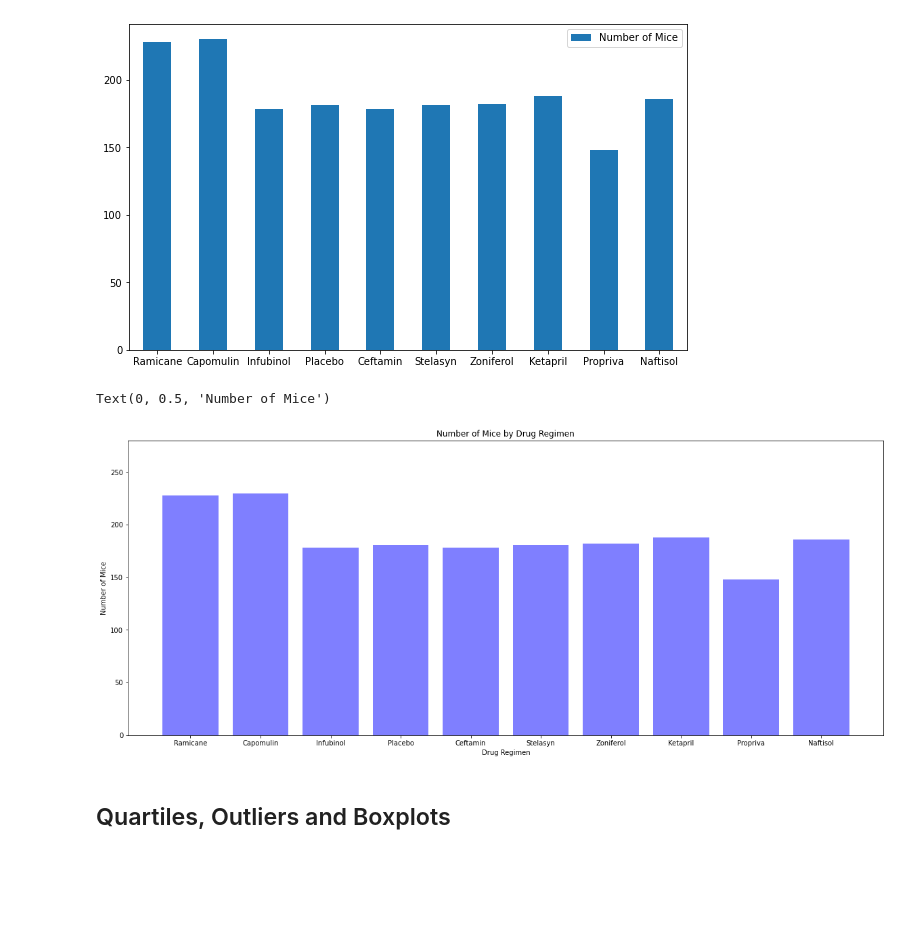
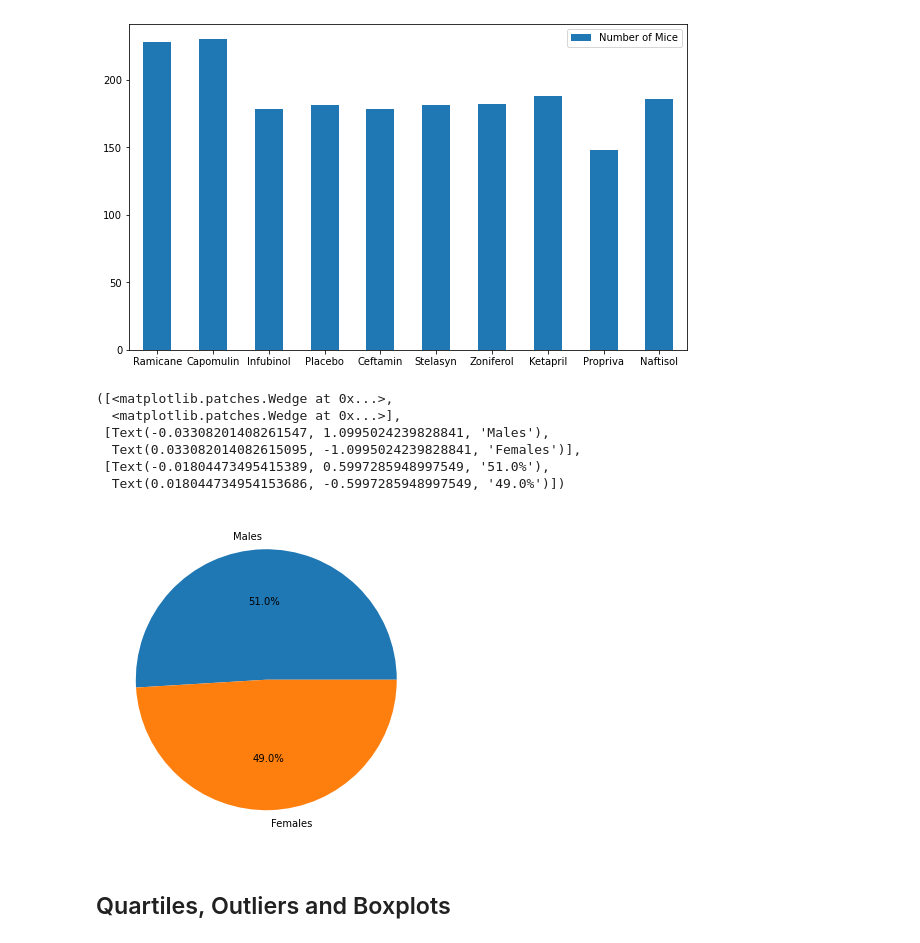
Before and after one commit to jaydenleblanc/matplotlib-challenge, a Jupyter notebook: Pymaceuticals_Starter.ipynb, the cells around one changed output. Cells and saved outputs as stored; diff of their text form; code cells hidden in the pictures; blank space fills up the shorter version.

Commit message:
Pie Chart

```diff
--- a/Pymaceuticals_Starter.ipynb
+++ b/Pymaceuticals_Starter.ipynb
@@ -207,41 +272,28 @@ ax = bar_df.plot.bar(rot = 0)
 plt.rcParams['figure.figsize'] = (10,6)
 # %% [output]
 [figure]
-# %%
-# Generate a bar plot showing the total number of mice for each treatment throughout the course of the study using pyplot.
-ramicane_mice = len(ramicane)
-capomulin_mice = len(capomulin)
-infubinol_mice = len(infubinol)
-placebo_mice = len(placebo)
-ceftamin_mice = len(ceftamin)
-stelasyn_mice = len(stelasyn)
-zoniferol_mice = len(zoniferol)
-ketapril_mice = len(ketapril)
-propriva_mice = len(propriva)
-naftisol_mice = len(naftisol)
-
-mice = [ramicane_mice,capomulin_mice,infubinol_mice,placebo_mice,ceftamin_mice,stelasyn_mice,zoniferol_mice,ketapril_mice,propriva_mice,naftisol_mice]
-drug_regimens = ["Ramicane","Capomulin","Infubinol","Placebo","Ceftamin","Stelasyn","Zoniferol","Ketapril","Propriva","Naftisol"]
-
-
-plt.figure(figsize=(20,8))
-x_axis = np.arange(len(mice))
-plt.bar(x_axis, mice, color='b', alpha=0.5, align="center")
-tick_locations = [value for value in x_axis]
-plt.xticks(tick_locations, ["Ramicane","Capomulin","Infubinol","Placebo","Ceftamin","Stelasyn","Zoniferol","Ketapril","Propriva","Naftisol"])
-
-plt.ylim(0, max(mice)+50)
-
-plt.title("Number of Mice by Drug Regimen")
-plt.xlabel("Drug Regimen")
-plt.ylabel("Number of Mice")
-# %% [output]
-Text(0, 0.5, 'Number of Mice')
-[figure, removed]
 # %%
 # Generate a pie plot showing the distribution of female versus male mice using pandas
 # %%
 # Generate a pie plot showing the distribution of female versus male mice using pyplot
+male_mice = combined_mice_df.loc[combined_mice_df["Sex"] == "Male", "Sex"]
+male_count = len(male_mice)
+
+female_mice = combined_mice_df.loc[combined_mice_df["Sex"] == "Female", "Sex"]
+female_count = len(female_mice)
+
+sex_mice = [male_count, female_count]
+sex_index = ["Males", "Females"]
+
+plt.pie(sex_mice, labels=sex_index, autopct="%1.1f%%")
+# %% [output]
+([<matplotlib.patches.Wedge at 0x...>,
+  <matplotlib.patches.Wedge at 0x...>],
+ [Text(-0.03308201408261547, 1.0995024239828841, 'Males'),
+  Text(0.033082014082615095, -1.0995024239828841, 'Females')],
+ [Text(-0.01804473495415389, 0.5997285948997549, '51.0%'),
+  Text(0.018044734954153686, -0.5997285948997549, '49.0%')])
+[figure, added]
 # %% [markdown]
 ## Quartiles, Outliers and Boxplots
 # %%
```
Also changed, not shown: parts of 4 cells of this notebook.
